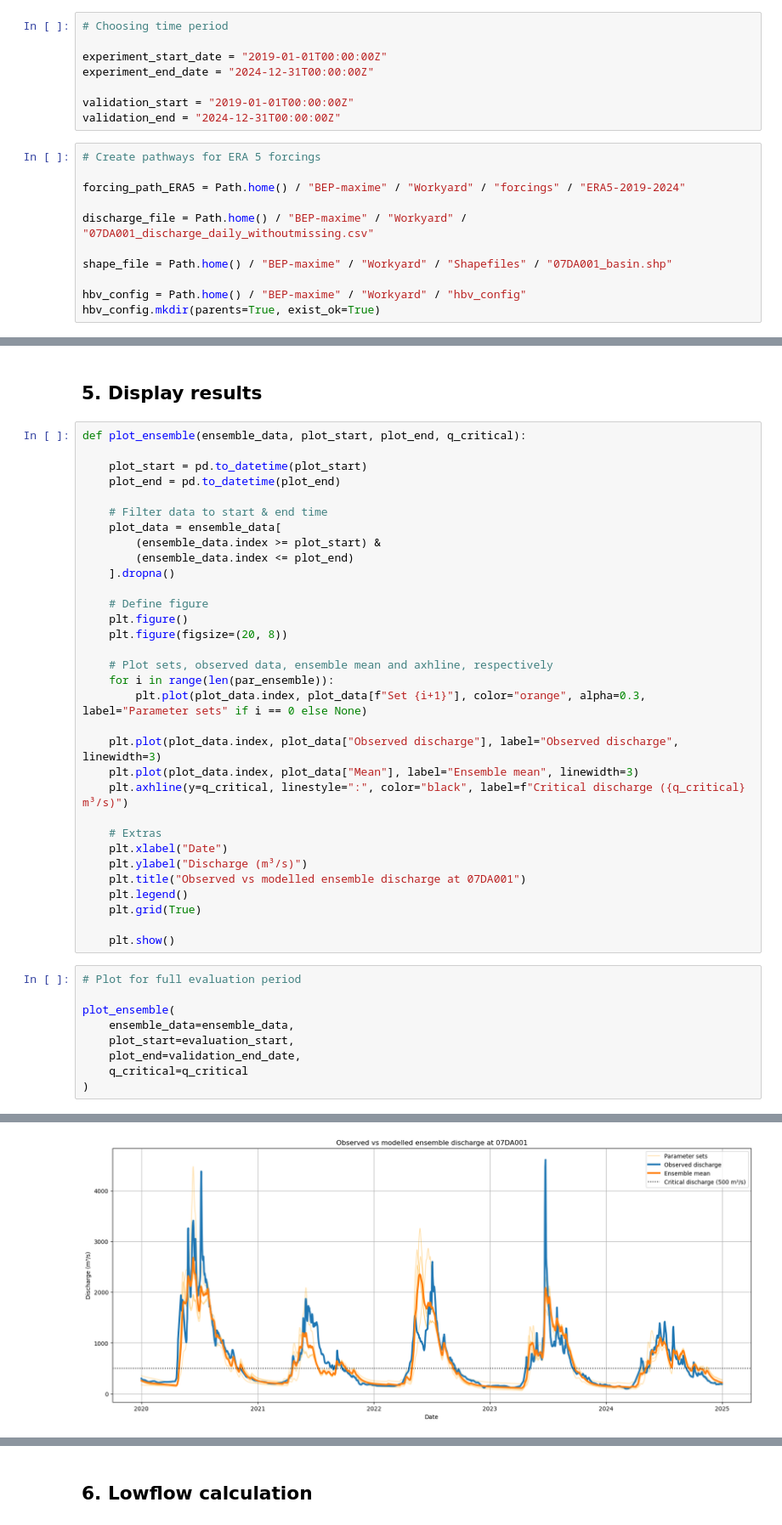
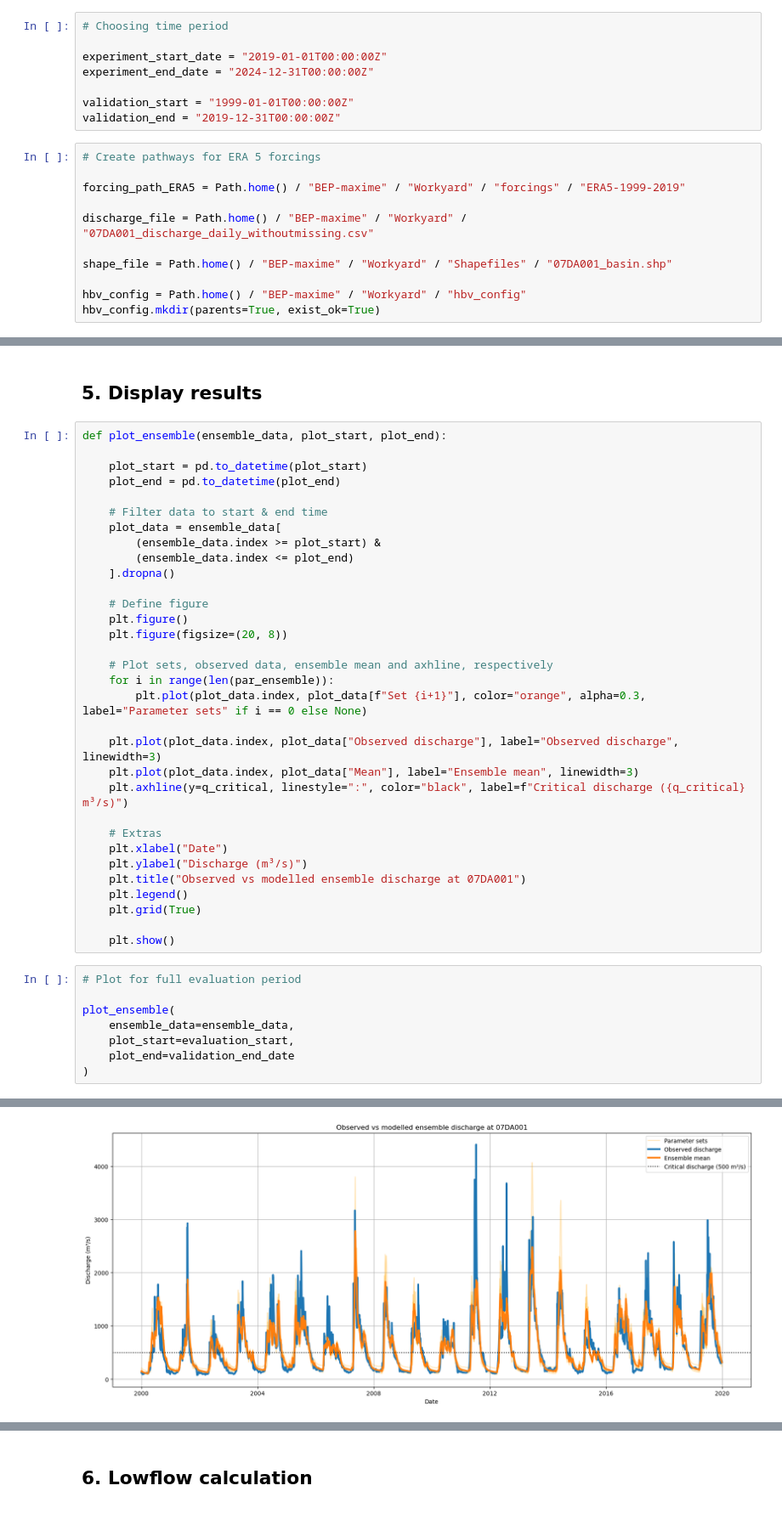
Before and after one commit to eWaterCycle/projects, a Jupyter notebook: Workyard/HBV_Validation_Ensemble.ipynb, the cells around one changed output, grey strips where cells are left out. Shown at 85% size. Drawn from its saved outputs; the diff is of its cells as text.

Commit message:
HBV Ensemble Validation
Model ran for an ensemble of parameter sets, plotted and days of low flow calculated and displayed.

```diff
--- a/Workyard/HBV_Validation_Ensemble.ipynb
+++ b/Workyard/HBV_Validation_Ensemble.ipynb
@@ -42,12 +42,12 @@ q_critical = 500
 experiment_start_date = "2019-01-01T00:00:00Z"
 experiment_end_date = "2024-12-31T00:00:00Z"
 
-validation_start = "2019-01-01T00:00:00Z"
-validation_end = "2024-12-31T00:00:00Z"
+validation_start = "1999-01-01T00:00:00Z"
+validation_end = "2019-12-31T00:00:00Z"
 # %%
 # Create pathways for ERA 5 forcings
 
-forcing_path_ERA5 = Path.home() / "BEP-maxime" / "Workyard" / "forcings" / "ERA5-2019-2024"
+forcing_path_ERA5 = Path.home() / "BEP-maxime" / "Workyard" / "forcings" / "ERA5-1999-2019"
 
 discharge_file = Path.home() / "BEP-maxime" / "Workyard" / "07DA001_discharge_daily_withoutmissing.csv"
 
@@ -352,7 +350,7 @@ lnse_results
 # %% [markdown]
 ## 5. Display results
 # %%
-def plot_ensemble(ensemble_data, plot_start, plot_end, q_critical):
+def plot_ensemble(ensemble_data, plot_start, plot_end):
 
     plot_start = pd.to_datetime(plot_start)
     plot_end = pd.to_datetime(plot_end)
@@ -386,15 +384,14 @@ def plot_ensemble(ensemble_data, plot_start, plot_end, q_critical):
 # %%
 # Plot for full evaluation period
 
 plot_ensemble(
     ensemble_data=ensemble_data,
     plot_start=evaluation_start,
-    plot_end=validation_end_date,
-    q_critical=q_critical
+    plot_end=validation_end_date
 )
 # %% [output]
 <Figure size 640x480 with 0 Axes>
-[figure, old version]
+[figure, new version]
 # %%
 # Plot for selected year
 
```
Also changed, not shown: parts of 11 cells of this notebook.
